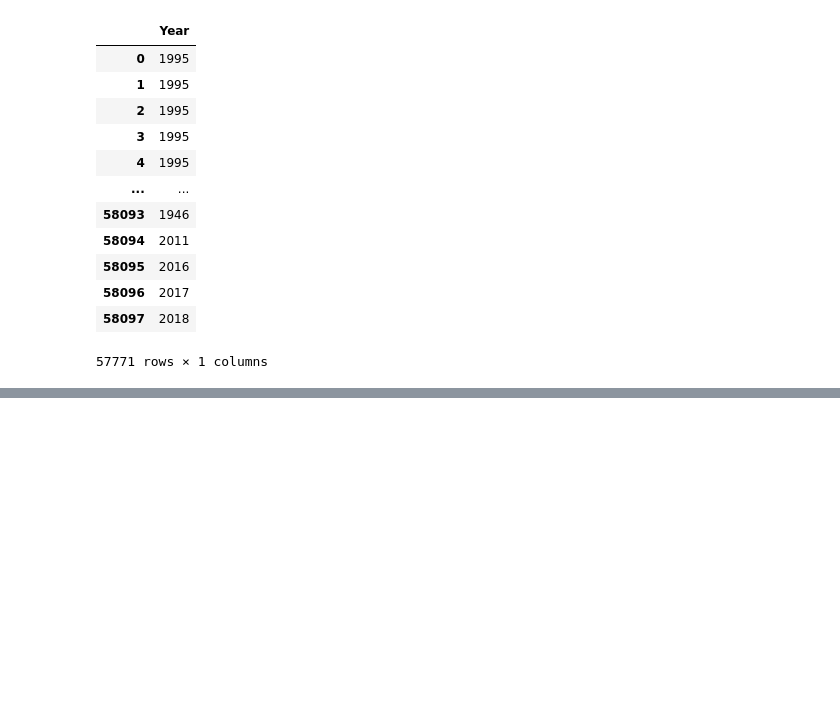
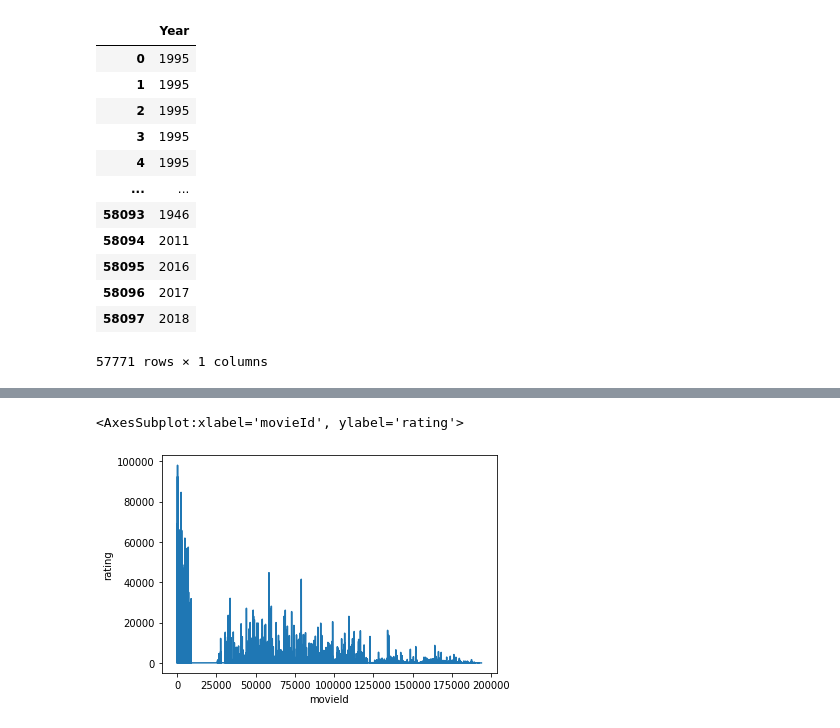
Before and after one commit to Anna-MariaSjolund/Machine-learning, a Jupyter notebook: labs/lab_movie_recommendations.ipynb, the cells around one changed output, grey strips where cells are left out. Cells and saved outputs as stored; diff of their text form; code cells hidden in the pictures; blank space fills up the shorter version.

```diff
--- a/labs/lab_movie_recommendations.ipynb
+++ b/labs/lab_movie_recommendations.ipynb
@@ -122,0 +199,3 @@ test
+# %%
+most_ratings2 = ratings["rating"].groupby(ratings["movieId"]).count()
+most_ratings2 = pd.DataFrame(most_ratings2).reset_index()
@@ -122,0 +218,5 @@ test
+# %%
+sns.lineplot(x=most_ratings2["movieId"], y=most_ratings2["rating"]) #????
+# %% [output]
+<AxesSubplot:xlabel='movieId', ylabel='rating'>
+[figure, added]
```
Also changed, not shown: parts of 20 cells of this notebook.
